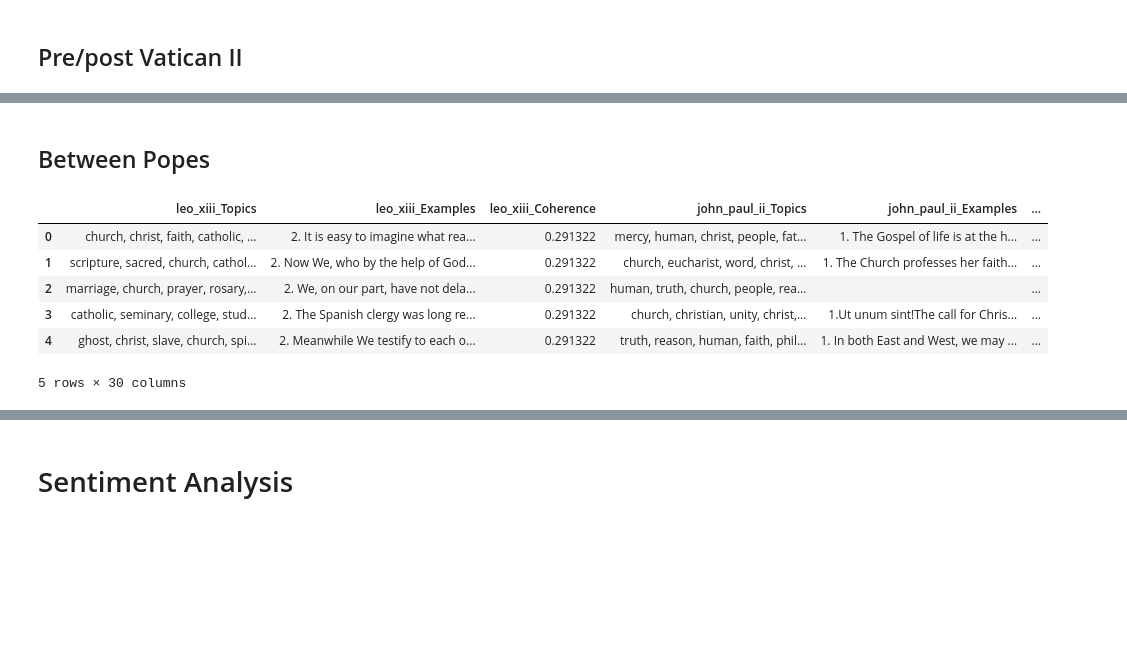
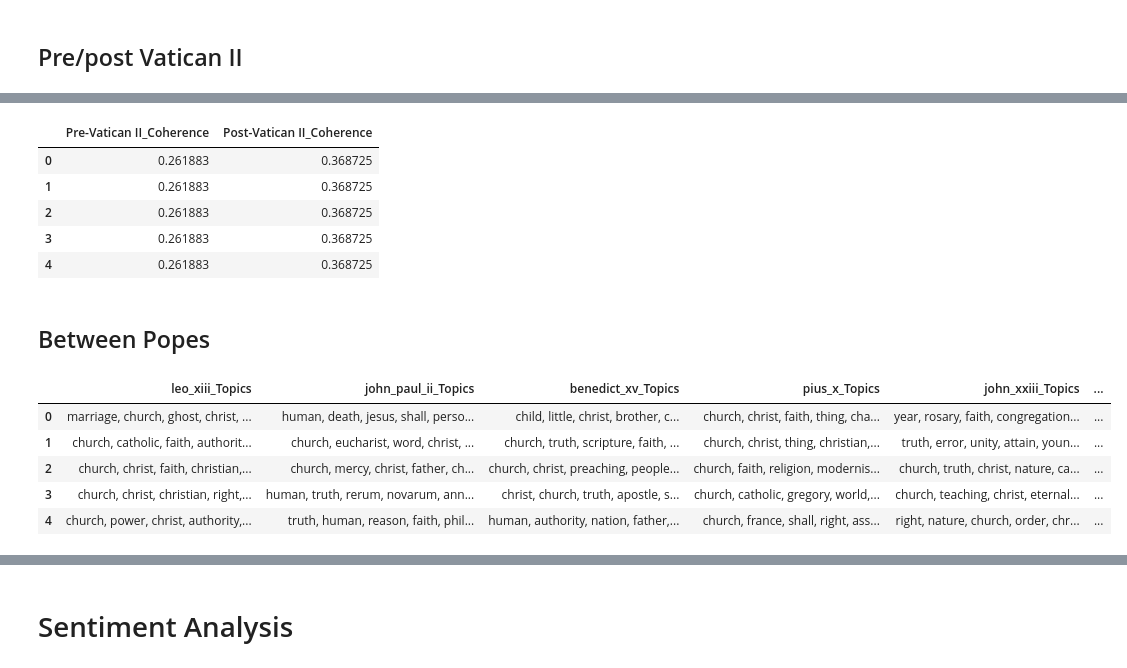
Before and after one commit to thatswhatsimonsaid/TextAnalysisVatican, a Jupyter notebook: Code/Encyclicals.ipynb, the cells around one changed output, grey strips where cells are left out. Drawn from its saved outputs; the diff is of its cells as text; code cells hidden in the pictures; blank space fills up the shorter version.

```diff
--- a/Code/Encyclicals.ipynb
+++ b/Code/Encyclicals.ipynb
@@ -181,15 +192,30 @@ VaticanCouncilTopicModellingResults_Comparison
+# %%
+
+### Coherence Scores ###
+CoherenceColumns = [col for col in VaticanCouncilTopicModellingResults_Comparison.columns if 'Coherence' in col]
+VaticanCouncilTopicModellingResults_Comparison[CoherenceColumns]
+# %% [output]
+|  | Pre-Vatican II_Coherence | Post-Vatican II_Coherence |
+| 0 | 0.261883 | 0.368725 |
+| 1 | 0.261883 | 0.368725 |
+| 2 | 0.261883 | 0.368725 |
+| 3 | 0.261883 | 0.368725 |
+| 4 | 0.261883 | 0.368725 |
 # %% [markdown]
 ## Between Popes
 # %%
-# For Vatican II comparison
+### For Vatican II comparison ###
 PopeTopicModellingResults = AnalyzePapalTopics(df_Encyclicals, NumTopics=5, stopwords=StopWordsSet)
 PopeTopicModellingResults_Comparison = CompareTopicResults(PopeTopicModellingResults)
-PopeTopicModellingResults_Comparison
+# PopeTopicModellingResults_Comparison
-# %% [output]
-|  | leo_xiii_Topics | leo_xiii_Examples | leo_xiii_Coherence | john_paul_ii_Topics | john_paul_ii_Examples | ... |
-| 0 | church, christ, faith, catholic, ... | 2. It is easy to imagine what rea... | 0.291322 | mercy, human, christ, people, fat... | 1. The Gospel of life is at the h... | ... |
-| 1 | scripture, sacred, church, cathol... | 2. Now We, who by the help of God... | 0.291322 | church, eucharist, word, christ, ... | 1. The Church professes her faith... | ... |
-| 2 | marriage, church, prayer, rosary,... | 2. We, on our part, have not dela... | 0.291322 | human, truth, church, people, rea... |  | ... |
-| 3 | catholic, seminary, college, stud... | 2. The Spanish clergy was long re... | 0.291322 | church, christian, unity, christ,... | 1.Ut unum sint!The call for Chris... | ... |
-| 4 | ghost, christ, slave, church, spi... | 2. Meanwhile We testify to each o... | 0.291322 | truth, reason, human, faith, phil... | 1. In both East and West, we may ... | ... |
-5 rows × 30 columns
+# %%
+### Topics ###
+TopicColumns = [col for col in PopeTopicModellingResults_Comparison.columns if 'Topics' in col]
+PopeTopicModellingResults_Comparison[TopicColumns]
+# %% [output]
+|  | leo_xiii_Topics | john_paul_ii_Topics | benedict_xv_Topics | pius_x_Topics | john_xxiii_Topics | ... |
+| 0 | marriage, church, ghost, christ, ... | human, death, jesus, shall, perso... | child, little, christ, brother, c... | church, christ, faith, thing, cha... | year, rosary, faith, congregation... | ... |
+| 1 | church, catholic, faith, authorit... | church, eucharist, word, christ, ... | church, truth, scripture, faith, ... | church, christ, thing, christian,... | truth, error, unity, attain, youn... | ... |
+| 2 | church, christ, faith, christian,... | church, mercy, christ, father, ch... | church, christ, preaching, people... | church, faith, religion, modernis... | church, truth, christ, nature, ca... | ... |
+| 3 | church, christ, christian, right,... | human, truth, rerum, novarum, ann... | christ, church, truth, apostle, s... | church, catholic, gregory, world,... | church, teaching, christ, eternal... | ... |
+| 4 | church, power, christ, authority,... | truth, human, reason, faith, phil... | human, authority, nation, father,... | church, france, shall, right, ass... | right, nature, church, order, chr... | ... |
```
Also changed, not shown: parts of 8 cells of this notebook, 2 other files.
